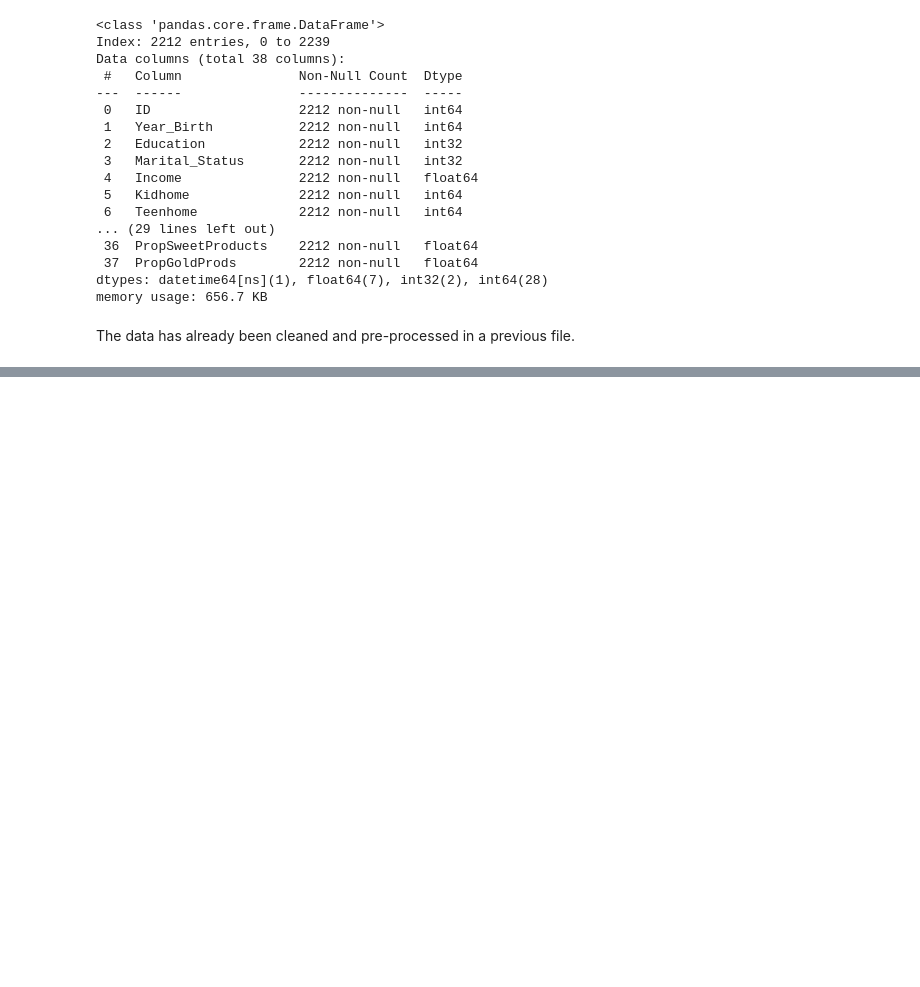
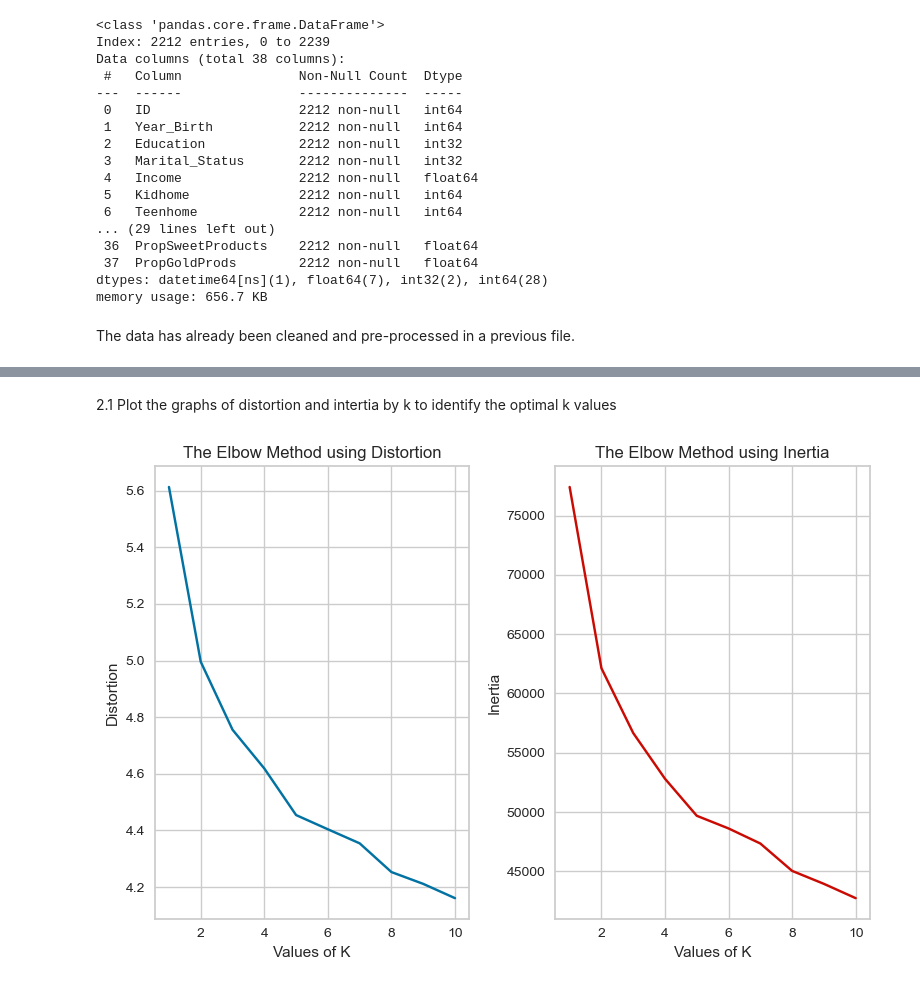
Before and after one commit to kymayodeji/marketing, a Jupyter notebook: segmentation.ipynb, the cells around one changed output, grey strips where cells are left out. Saved outputs shown, nothing was run; the diff lists cells and outputs as text; code cells hidden in the pictures; blank space fills up the shorter version.

```diff
--- a/segmentation.ipynb
+++ b/segmentation.ipynb
@@ -101,0 +131,40 @@ len(df.columns)
+# %%
+# Test k values from 1 to 10 clusters
+max_k = 11
+distortions = []
+inertias = []
+mapping1 = {}
+mapping2 = {}
+m = df.shape[0]
+K = range(1, max_k)
+
+for k in K:
+    # Building and fitting the model
+    kmeanModel = KMeans(n_clusters=k).fit(df)
+    kmeanModel.fit(df)
+
+    distortions.append(sum(np.min(cdist(df, kmeanModel.cluster_centers_,
+                                        'euclidean'), axis=1)) / m)
+    inertias.append(kmeanModel.inertia_)
+
+    mapping1[k] = sum(np.min(cdist(df, kmeanModel.cluster_centers_,
+                                   'euclidean'), axis=1)) / m
+    mapping2[k] = kmeanModel.inertia_
+# %% [markdown]
+2.1 Plot the graphs of distortion and intertia by k to identify the optimal k values
+# %%
+fig, axs = plt.subplots(1,2)
+axs[0].plot(K, distortions, 'bx-')
+axs[0].set_xlabel('Values of K')
+axs[0].set_ylabel('Distortion')
+axs[0].set_title('The Elbow Method using Distortion')
+
+axs[1].plot(K, inertias, 'rx-')  # replace inertias with your list of inertia values
+axs[1].set_xlabel('Values of K')
+axs[1].set_ylabel('Inertia')
+axs[1].set_title('The Elbow Method using Inertia')
+
+plt.tight_layout()
+plt.show()
+# %% [output]
+[figure, added]
```
Also changed, not shown: parts of 20 cells of this notebook.
